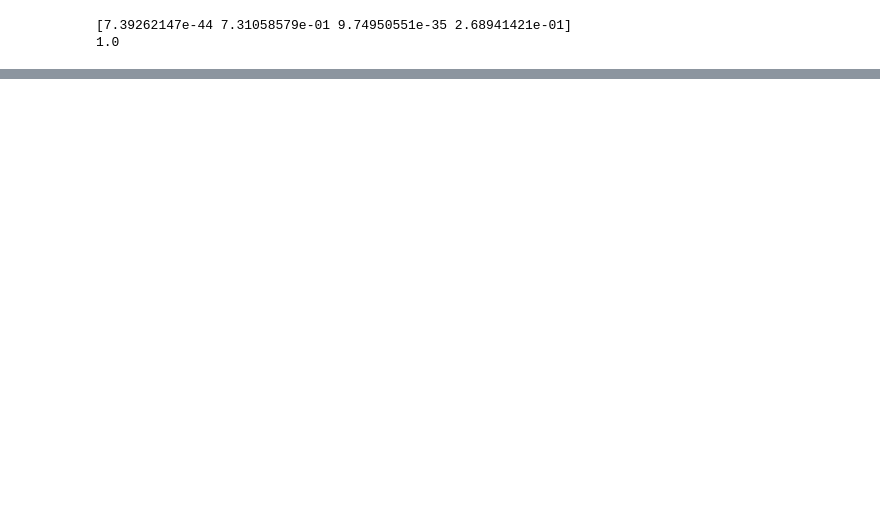
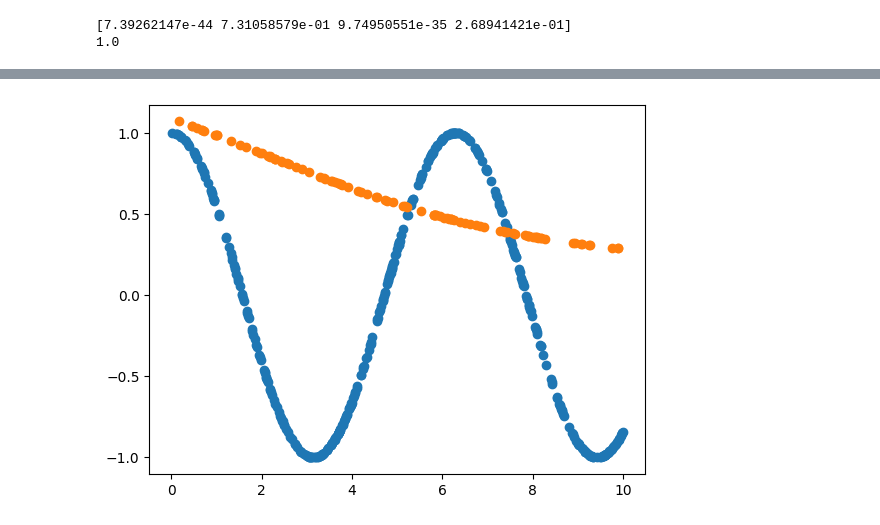
Before and after one commit to PHILIPP111007/ML, a Jupyter notebook: phils_model/main.ipynb, the cells around one changed output, grey strips where cells are left out. Cells and saved outputs as stored; diff of their text form; code cells hidden in the pictures; blank space fills up the shorter version.

```diff
--- a/phils_model/main.ipynb
+++ b/phils_model/main.ipynb
@@ -356,0 +254,11 @@ TypeError: 'numpy.float64' object is not iterable
+# %%
+preds = []
+for i in X_val:
+    pred = model.predict(i)[0][0]
+    preds.append(pred)
+# %%
+plt.plot(X_train, y_train, 'o')
+plt.plot(X_val, preds, 'o')
+plt.show()
+# %% [output]
+[figure, added]
```
Also changed, not shown: parts of 30 cells of this notebook.
